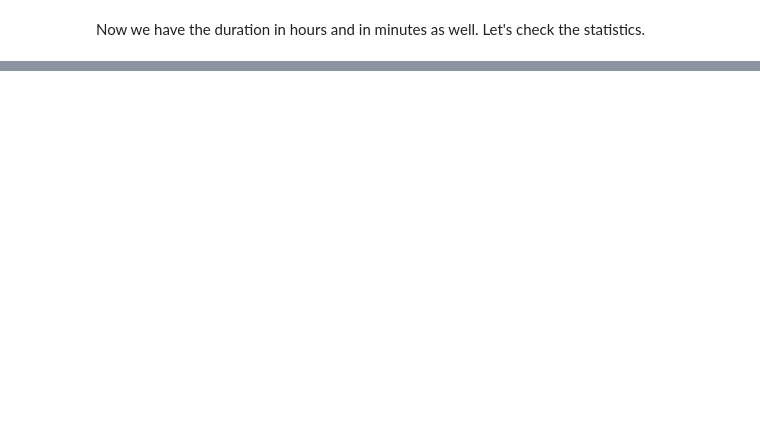
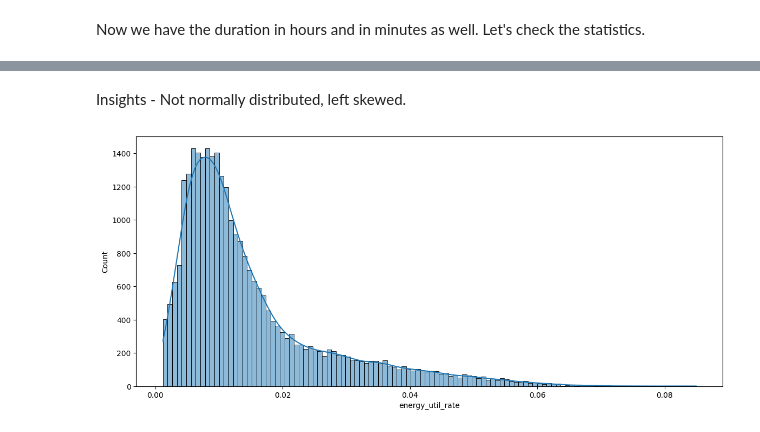
Before and after one commit to kkulkarni2199/My-Projects, a Jupyter notebook: Analysis of EV charging usage in UK/src/usb_analysis.ipynb, the cells around one changed output, grey strips where cells are left out. Cells and saved outputs as stored; diff of their text form; code cells hidden in the pictures; blank space fills up the shorter version.

```diff
--- a/Analysis of EV charging usage in UK/src/usb_analysis.ipynb
+++ b/Analysis of EV charging usage in UK/src/usb_analysis.ipynb
@@ -205,0 +606,8 @@ usb_data_filtered.describe()
+# %% [markdown]
+Insights - Not normally distributed, left skewed.
+# %%
+fig2 = plt.figure(figsize=(14, 6))
+sns.histplot(data=usb_merged_data, x='energy_util_rate', kde=True)
+fig2.show()
+# %% [output]
+[figure, added]
```
Also changed, not shown: parts of 97 cells of this notebook, 5 other files.
